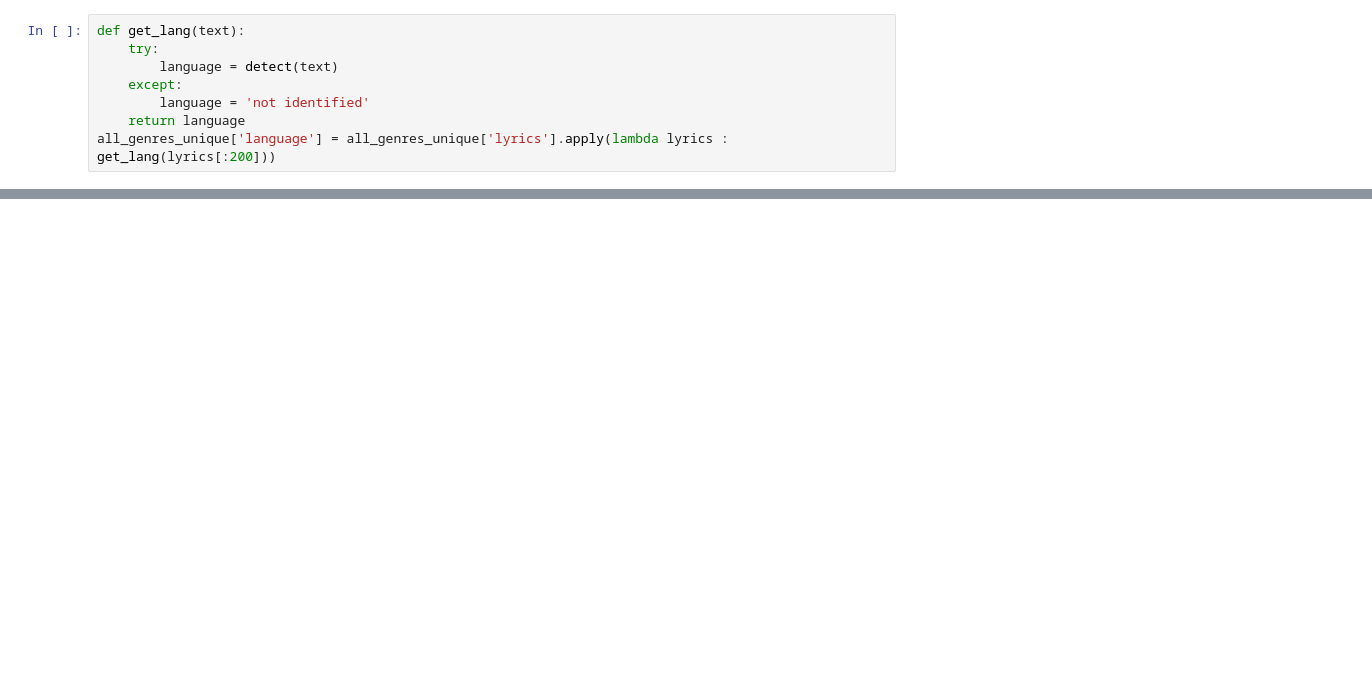
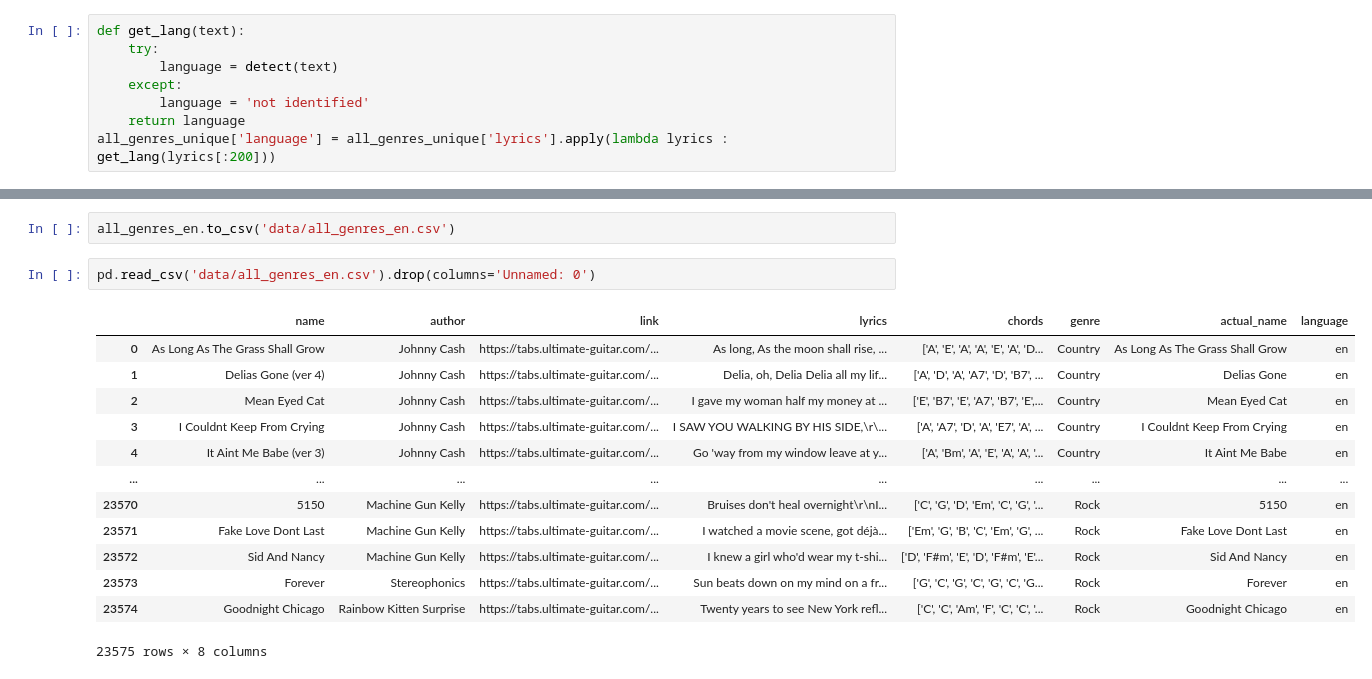
Before and after one commit to ThomasBench/ComputadorMusica, a Jupyter notebook: dataProcessor.ipynb, the cells around one changed output, grey strips where cells are left out. Drawn from its saved outputs; the diff is of its cells as text; blank space fills up the shorter version.

```diff
--- a/dataProcessor.ipynb
+++ b/dataProcessor.ipynb
@@ -223,0 +224,18 @@ all_genres_en
+# %%
+all_genres_en.to_csv('data/all_genres_en.csv')
+# %%
+pd.read_csv('data/all_genres_en.csv').drop(columns='Unnamed: 0')
+# %% [output]
+|  | name | author | link | lyrics | chords | genre | actual_name | language |
+| 0 | As Long As The Grass Shall Grow | Johnny Cash | https://tabs.ultimate-guitar.com/... | As long, As the moon shall rise, ... | ['A', 'E', 'A', 'A', 'E', 'A', 'D... | Country | As Long As The Grass Shall Grow | en |
+| 1 | Delias Gone (ver 4) | Johnny Cash | https://tabs.ultimate-guitar.com/... | Delia, oh, Delia Delia all my lif... | ['A', 'D', 'A', 'A7', 'D', 'B7', ... | Country | Delias Gone | en |
+| 2 | Mean Eyed Cat | Johnny Cash | https://tabs.ultimate-guitar.com/... | I gave my woman half my money at ... | ['E', 'B7', 'E', 'A7', 'B7', 'E',... | Country | Mean Eyed Cat | en |
+| 3 | I Couldnt Keep From Crying | Johnny Cash | https://tabs.ultimate-guitar.com/... | I SAW YOU WALKING BY HIS SIDE,\r\... | ['A', 'A7', 'D', 'A', 'E7', 'A', ... | Country | I Couldnt Keep From Crying | en |
+| 4 | It Aint Me Babe (ver 3) | Johnny Cash | https://tabs.ultimate-guitar.com/... | Go 'way from my window leave at y... | ['A', 'Bm', 'A', 'E', 'A', 'A', '... | Country | It Aint Me Babe | en |
+| ... | ... | ... | ... | ... | ... | ... | ... | ... |
+| 23570 | 5150 | Machine Gun Kelly | https://tabs.ultimate-guitar.com/... | Bruises don't heal overnight\r\nI... | ['C', 'G', 'D', 'Em', 'C', 'G', '... | Rock | 5150 | en |
+| 23571 | Fake Love Dont Last | Machine Gun Kelly | https://tabs.ultimate-guitar.com/... | I watched a movie scene, got déjà... | ['Em', 'G', 'B', 'C', 'Em', 'G', ... | Rock | Fake Love Dont Last | en |
+| 23572 | Sid And Nancy | Machine Gun Kelly | https://tabs.ultimate-guitar.com/... | I knew a girl who'd wear my t-shi... | ['D', 'F#m', 'E', 'D', 'F#m', 'E'... | Rock | Sid And Nancy | en |
+| 23573 | Forever | Stereophonics | https://tabs.ultimate-guitar.com/... | Sun beats down on my mind on a fr... | ['G', 'C', 'G', 'C', 'G', 'C', 'G... | Rock | Forever | en |
+| 23574 | Goodnight Chicago | Rainbow Kitten Surprise | https://tabs.ultimate-guitar.com/... | Twenty years to see New York refl... | ['C', 'C', 'Am', 'F', 'C', 'C', '... | Rock | Goodnight Chicago | en |
+23575 rows × 8 columns
```
Also changed, not shown: parts of 12 cells of this notebook, 3 other files.
